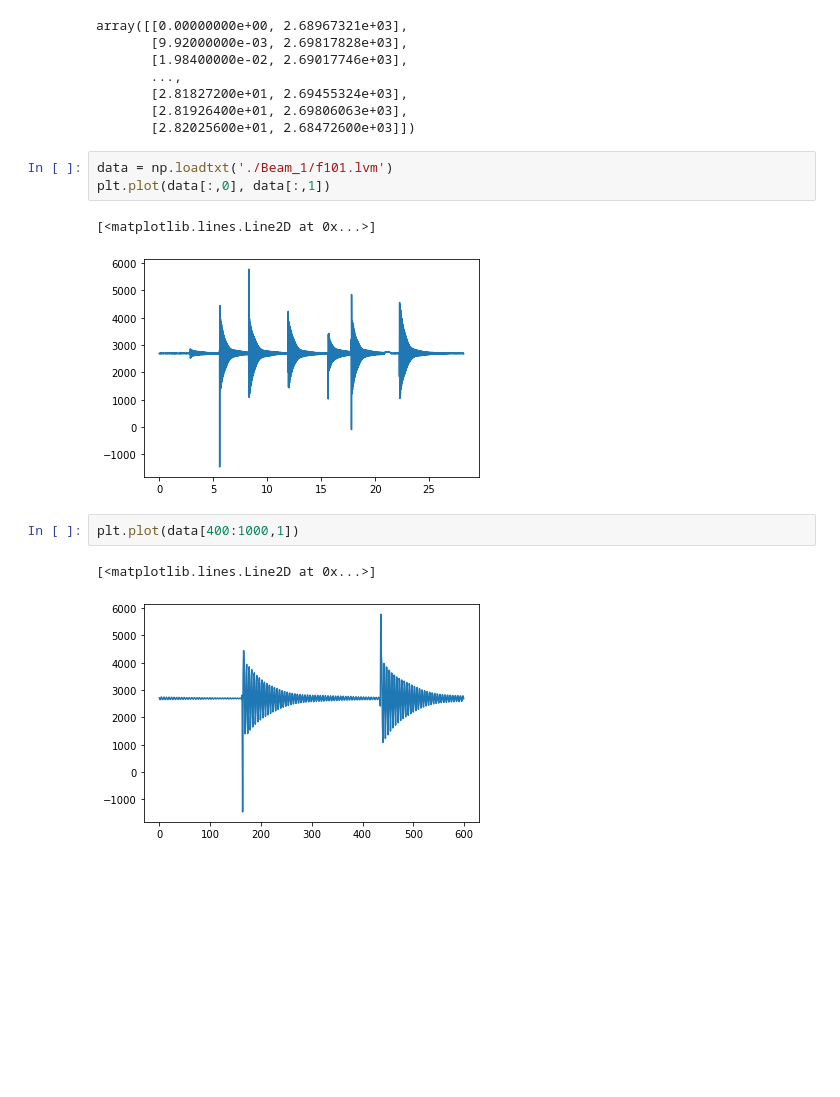
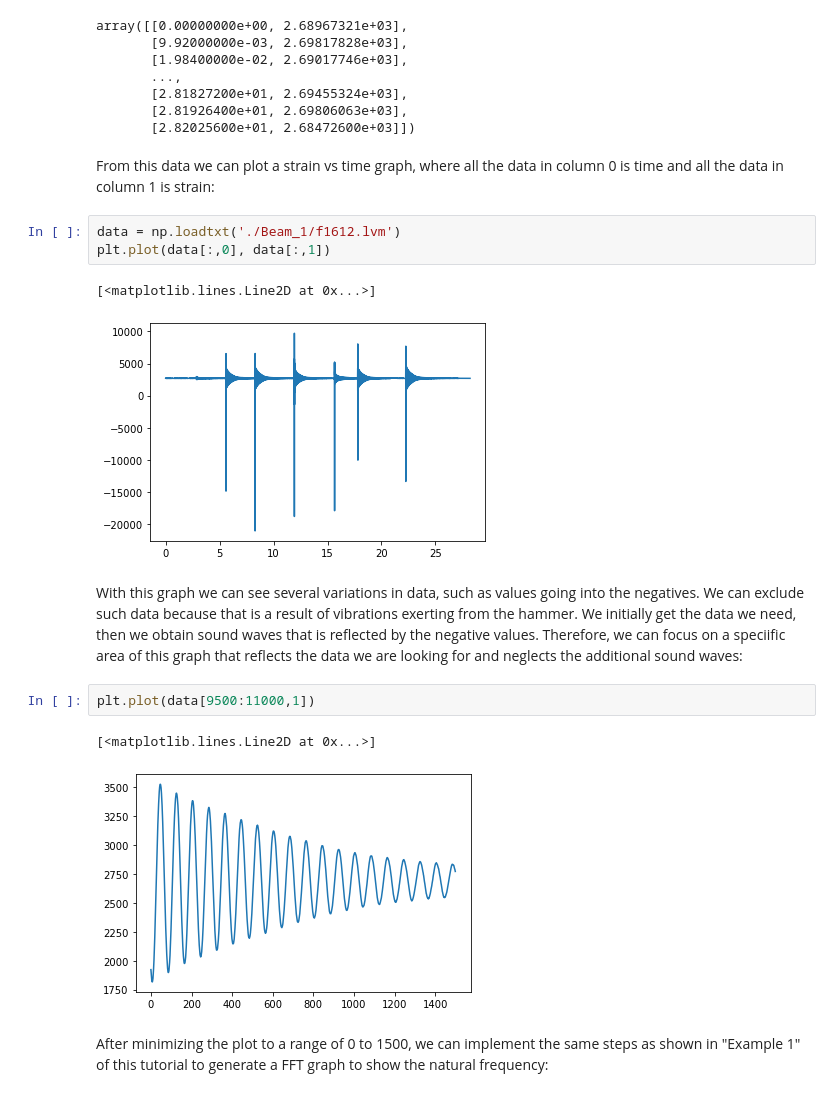
Before and after one commit to cooperrc/uconn_numpy_tutorials, a Jupyter notebook: notebooks/abbash_notebook.ipynb, the cells around one changed output. Saved outputs shown, nothing was run; the diff lists cells and outputs as text; blank space fills up the shorter version.

```diff
--- a/notebooks/abbash_notebook.ipynb
+++ b/notebooks/abbash_notebook.ipynb
@@ -120,15 +132,21 @@ array([[0.00000000e+00, 2.68967321e+03],
        [2.81827200e+01, 2.69455324e+03],
        [2.81926400e+01, 2.69806063e+03],
        [2.82025600e+01, 2.68472600e+03]])
+# %% [markdown]
+From this data we can plot a strain vs time graph, where all the data in column 0 is time and all the data in column 1 is strain:
 # %%
-data = np.loadtxt('./Beam_1/f101.lvm')
+data = np.loadtxt('./Beam_1/f1612.lvm')
 plt.plot(data[:,0], data[:,1])
 # %% [output]
 [<matplotlib.lines.Line2D at 0x...>]
-[figure, old version]
+[figure, new version]
+# %% [markdown]
+With this graph we can see several variations in data, such as values going into the negatives. We can exclude such data because that is a result of vibrations exerting from the hammer. We initially get the data we need, then we obtain sound waves that is reflected by the negative values. Therefore, we can focus on a speciific area of this graph that reflects the data we are looking for and neglects the additional sound waves:
 # %%
-plt.plot(data[400:1000,1])
+plt.plot(data[9500:11000,1])
 # %% [output]
 [<matplotlib.lines.Line2D at 0x...>]
-[figure, old version]
+[figure, new version]
+# %% [markdown]
+After minimizing the plot to a range of 0 to 1500, we can implement the same steps as shown in "Example 1" of this tutorial to generate a FFT graph to show the natural frequency:
 # %%
```
Also changed, not shown: parts of 13 cells of this notebook.
